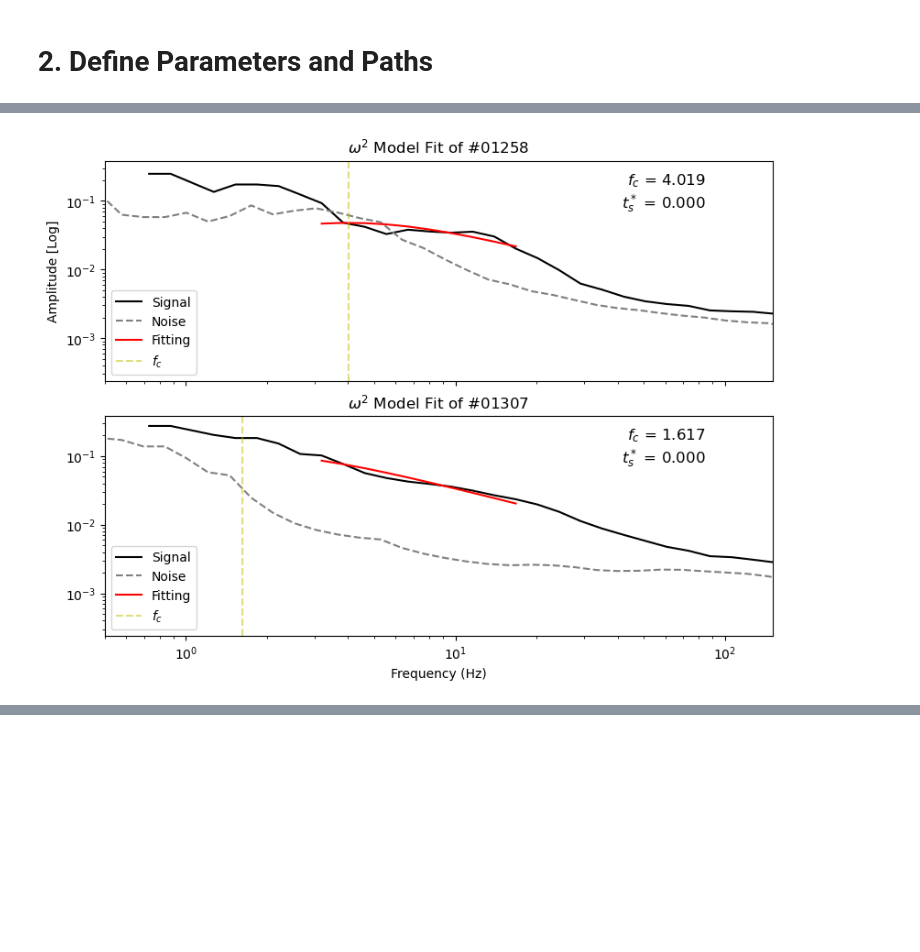
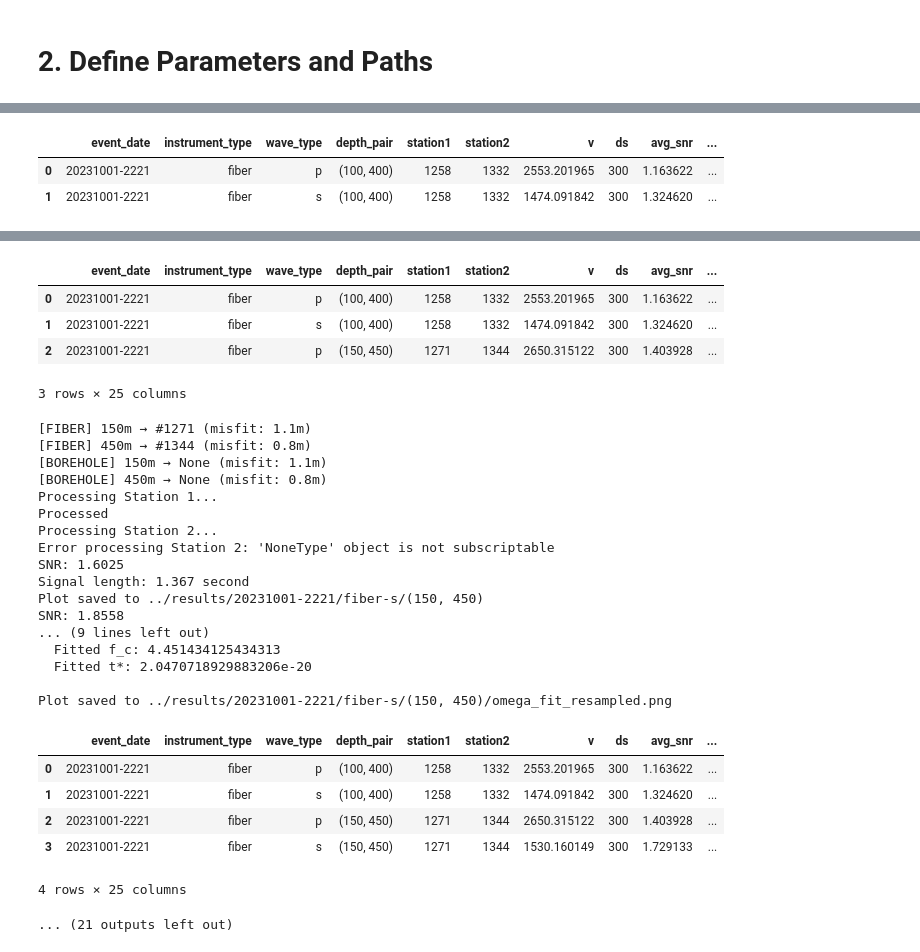
Before and after one commit to lu6562lu/fiberQ_project, a Jupyter notebook: notebooks/run_analysis.ipynb, the cells around one changed output, grey strips where cells are left out. Cells and saved outputs as stored; diff of their text form; code cells hidden in the pictures; blank space fills up the shorter version.

```diff
--- a/notebooks/run_analysis.ipynb
+++ b/notebooks/run_analysis.ipynb
@@ -10,3 +13,13 @@ import pprint
+# %%
+drop_keys = ['original_full_png', 'omega_full_png', 'resample_ratio_png', 'plot_dir']
+def append_result_to_df(result, df=None, drop_keys=drop_keys):
+    clean_result = {k: v for k, v in result.items() if k not in drop_keys}
+    row = pd.DataFrame([clean_result])
+    if df is None:
+        df = row
+    else:
+        df = pd.concat([df, row], ignore_index=True)
+    return df
 # %% [markdown]
 # 2. Define Parameters and Paths
 # %%
@@ -22,22 +48,25 @@ depth_pair = (100, 300)     # depth
 # %%
-result = analyze_event(
-    event_date=event_date,
-    data_path=data_path,
-    output_path=output_path,
-    instrument_type=instrument_type,
-    wave_type=wave_type,
-    depth_pair=depth_pair,
-    plot=True
-)
+df = None
+for event_date, depth_pair, instrument_type, wave_type in tqdm(param_combinations, desc="Processing"):
+    try:
+        result = analyze_event(
+            event_date=event_date,
+            data_path=data_path,
+            output_path=output_path,
+            instrument_type=instrument_type,
+            wave_type=wave_type,
+            depth_pair=depth_pair,
+            plot=True
+        )
 
+        result['event_date'] = event_date
+        result['depth_pair'] = str(depth_pair)
+        result['instrument_type'] = instrument_type
+        result['wave_type'] = wave_type
 
-pprint.pprint(result)
-
-print("Q (原始方法):", result['Q_value_ori'], "+", result['Q_error_ori_pos'], "-", result['Q_error_ori_neg'])
-print("Q (重取樣):", result['Q_value_re'], "+", result['Q_error_re_pos'], "-", result['Q_error_re_neg'])
-print("Q (omega擬合):", result['Q_value'], "+", result['Q_error_pos'], "-", result['Q_error_neg'])
-print("原始法圖檔:", result.get('original_full_png'))
-print("重取樣圖檔:", result.get('resample_ratio_png'))
-print("omega-square圖檔:", result.get('omega_full_png'))
+        df = append_result_to_df(result, df)
+        display(df)
+    except Exception as e:
+        print(f"Error with {event_date}, {depth_pair}, {instrument_type}, {wave_type}: {e}")
 # %% [output]
 [FIBER] 100m → #1258 (misfit: 2.0m)
@@ -60,0 +109,3 @@ Plot saved to ../results/20231001-2221/fiber-s/(100, 300)
+|  | event_date | instrument_type | wave_type | depth_pair | station1 | station2 | v | ds | avg_snr | ... |
+| 0 | 20231001-2221 | fiber | p | (100, 400) | 1258 | 1332 | 2553.201965 | 300 | 1.163622 | ... |
+| 1 | 20231001-2221 | fiber | s | (100, 400) | 1258 | 1332 | 1474.091842 | 300 | 1.324620 | ... |
@@ -72 +112,0 @@ Plot saved to ../results/20231001-2221/fiber-s/(100, 300)/omega_fit_resampled.pn
-[figure, removed]
@@ -89,0 +130,29 @@ omega-square圖檔: ../results/20231001-2221/fiber-s/(100, 300)/omega_full_combi
+|  | event_date | instrument_type | wave_type | depth_pair | station1 | station2 | v | ds | avg_snr | ... |
+| 0 | 20231001-2221 | fiber | p | (100, 400) | 1258 | 1332 | 2553.201965 | 300 | 1.163622 | ... |
+| 1 | 20231001-2221 | fiber | s | (100, 400) | 1258 | 1332 | 1474.091842 | 300 | 1.324620 | ... |
+| 2 | 20231001-2221 | fiber | p | (150, 450) | 1271 | 1344 | 2650.315122 | 300 | 1.403928 | ... |
+3 rows × 25 columns
+[FIBER] 150m → #1271 (misfit: 1.1m)
+[FIBER] 450m → #1344 (misfit: 0.8m)
+[BOREHOLE] 150m → None (misfit: 1.1m)
+[BOREHOLE] 450m → None (misfit: 0.8m)
+Processing Station 1...
+Processed
+Processing Station 2...
+Error processing Station 2: 'NoneType' object is not subscriptable
+SNR: 1.6025
+Signal length: 1.367 second
+Plot saved to ../results/20231001-2221/fiber-s/(150, 450)
+SNR: 1.8558
+... (9 lines left out)
+  Fitted f_c: 4.451434125434313
+  Fitted t*: 2.0470718929883206e-20
+
+Plot saved to ../results/20231001-2221/fiber-s/(150, 450)/omega_fit_resampled.png
+|  | event_date | instrument_type | wave_type | depth_pair | station1 | station2 | v | ds | avg_snr | ... |
+| 0 | 20231001-2221 | fiber | p | (100, 400) | 1258 | 1332 | 2553.201965 | 300 | 1.163622 | ... |
+| 1 | 20231001-2221 | fiber | s | (100, 400) | 1258 | 1332 | 1474.091842 | 300 | 1.324620 | ... |
+| 2 | 20231001-2221 | fiber | p | (150, 450) | 1271 | 1344 | 2650.315122 | 300 | 1.403928 | ... |
+| 3 | 20231001-2221 | fiber | s | (150, 450) | 1271 | 1344 | 1530.160149 | 300 | 1.729133 | ... |
+4 rows × 25 columns
+... (21 outputs left out)
```
Also changed, not shown: parts of 9 cells of this notebook.
